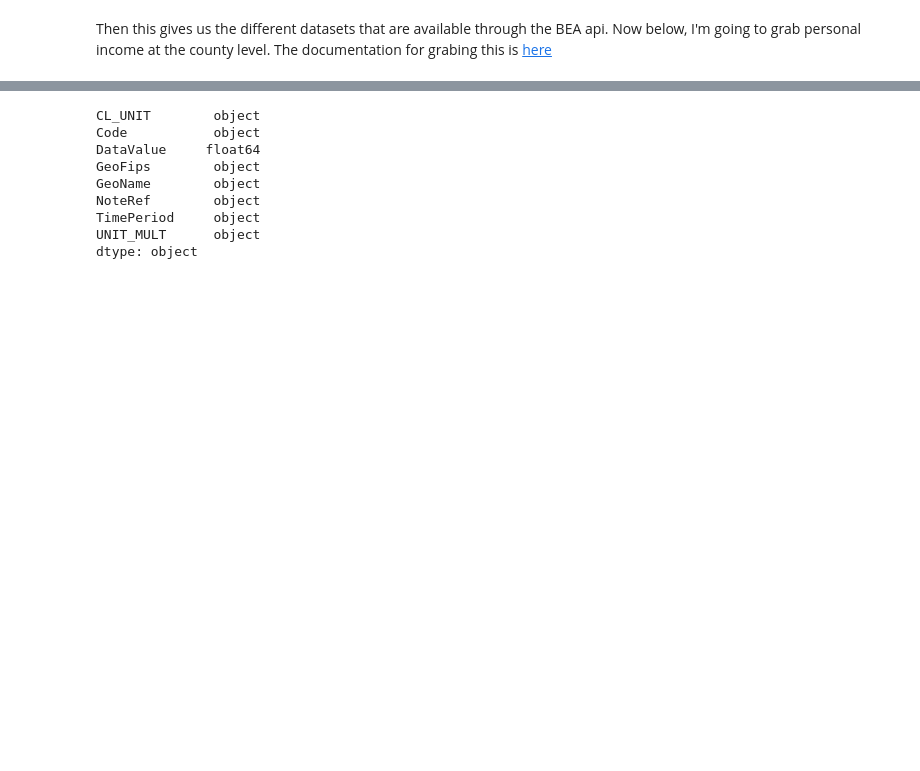
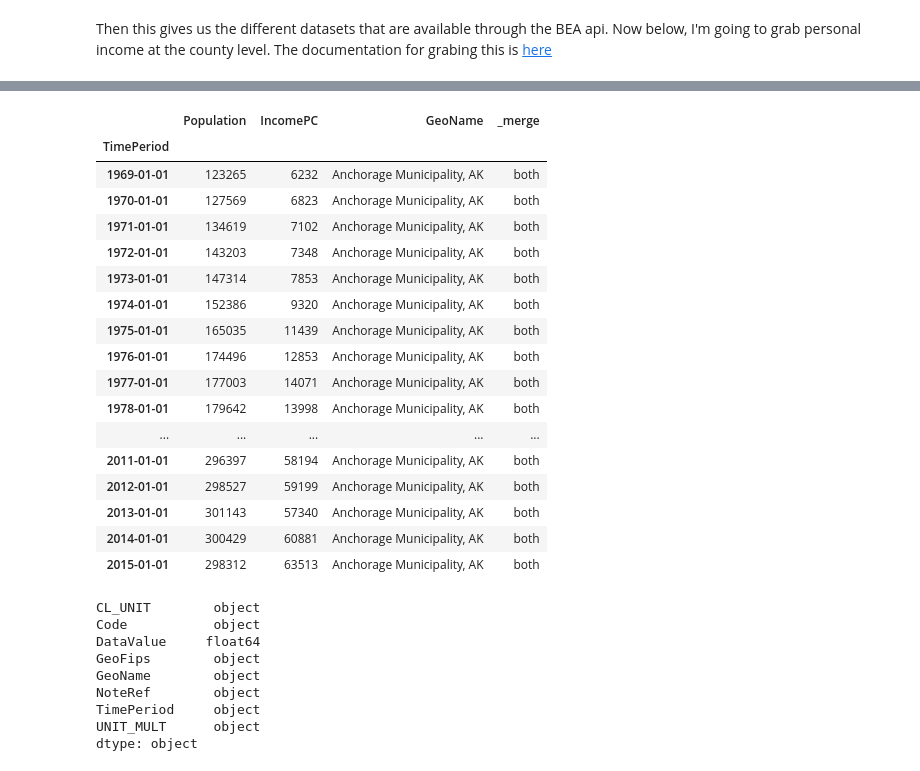
Before and after one commit to mwaugh0328/data_bootcamp_spring_2018, a Jupyter notebook: final_project/geo_bcycles_explore.ipynb, the cells around one changed output, grey strips where cells are left out. Cells and saved outputs as stored; diff of their text form; code cells hidden in the pictures; blank space fills up the shorter version.

```diff
--- a/final_project/geo_bcycles_explore.ipynb
+++ b/final_project/geo_bcycles_explore.ipynb
@@ -136,3 +158,24 @@ combo.head()
+# %%
+combo.loc["02020"]
+# %% [output]
+|  | Population | IncomePC | GeoName | _merge |
+| TimePeriod |  |  |  |  |
+| 1969-01-01 | 123265 | 6232 | Anchorage Municipality, AK | both |
+| 1970-01-01 | 127569 | 6823 | Anchorage Municipality, AK | both |
+| 1971-01-01 | 134619 | 7102 | Anchorage Municipality, AK | both |
+| 1972-01-01 | 143203 | 7348 | Anchorage Municipality, AK | both |
+| 1973-01-01 | 147314 | 7853 | Anchorage Municipality, AK | both |
+| 1974-01-01 | 152386 | 9320 | Anchorage Municipality, AK | both |
+| 1975-01-01 | 165035 | 11439 | Anchorage Municipality, AK | both |
+| 1976-01-01 | 174496 | 12853 | Anchorage Municipality, AK | both |
+| 1977-01-01 | 177003 | 14071 | Anchorage Municipality, AK | both |
+| 1978-01-01 | 179642 | 13998 | Anchorage Municipality, AK | both |
+| ... | ... | ... | ... | ... |
+| 2011-01-01 | 296397 | 58194 | Anchorage Municipality, AK | both |
+| 2012-01-01 | 298527 | 59199 | Anchorage Municipality, AK | both |
+| 2013-01-01 | 301143 | 57340 | Anchorage Municipality, AK | both |
+| 2014-01-01 | 300429 | 60881 | Anchorage Municipality, AK | both |
+| 2015-01-01 | 298312 | 63513 | Anchorage Municipality, AK | both |
 # %%
 df.DataValue.replace("(NA)", np.nan, inplace = True)
 # %%
```
Also changed, not shown: parts of 8 cells of this notebook, 1 other file.
